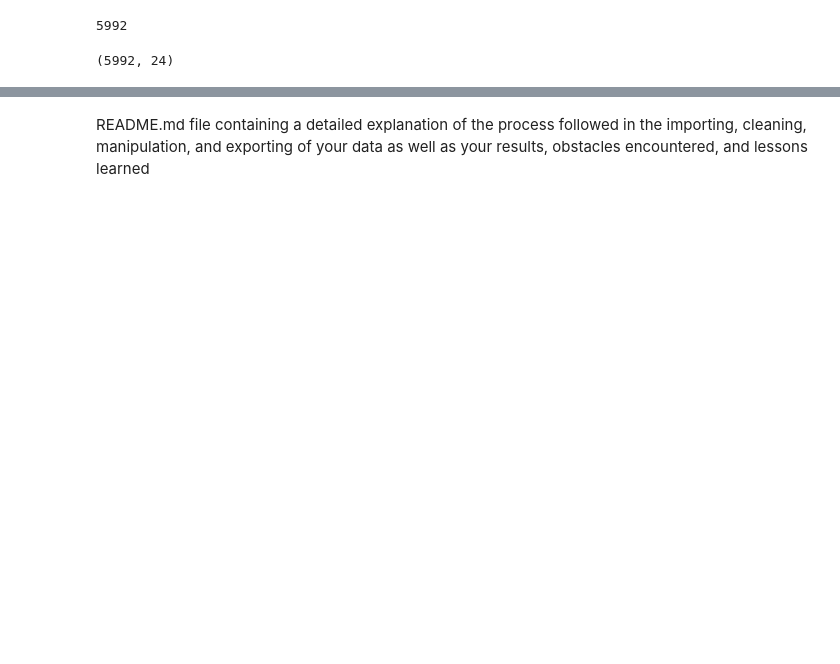
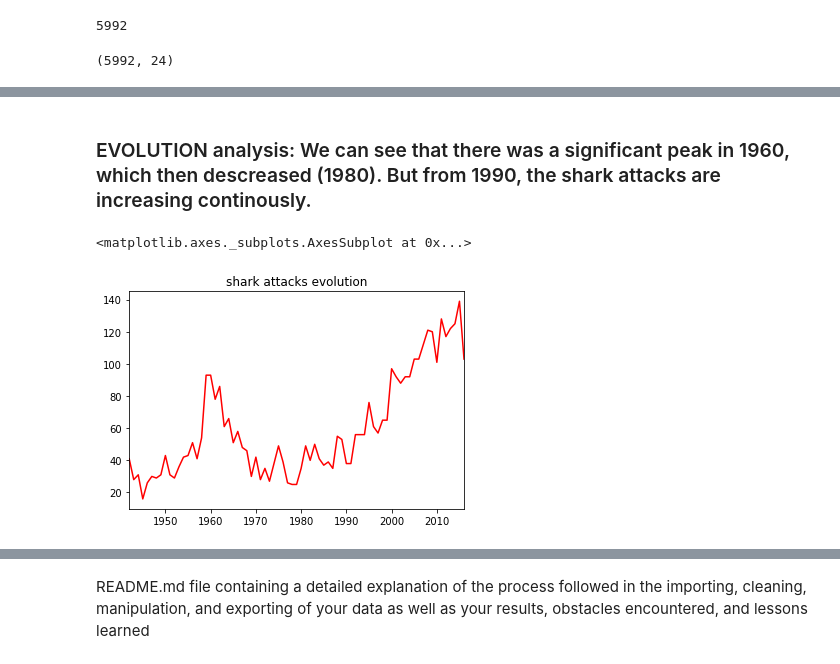
Before and after one commit to ironhack-datalabs/datamad0419, a Jupyter notebook: module-1/pandas-project/your-code/Pandas-project.ipynb, the cells around one changed output, grey strips where cells are left out. Drawn from its saved outputs; the diff is of its cells as text; code cells hidden in the pictures; blank space fills up the shorter version.

Commit message:
Shark attacks data wrangling and analysis done

```diff
--- a/module-1/pandas-project/your-code/Pandas-project.ipynb
+++ b/module-1/pandas-project/your-code/Pandas-project.ipynb
@@ -172,4 +58,0 @@ dtype: int64
-# %%
-#re-ordering the dataset to make more sense to data overview
-df = df[['Year', 'Date','Time', 'Country', 'Area','Location','Fatal (Y/N)','Species','Injury', 'Type','Activity', 'Sex', 'Age','Name']]
-df.head(10)
@@ -208,0 +193,3 @@ Name: Sex, dtype: int64
+# %%
+# Rename column with several words:
+df = df.rename(columns={'Fatal (Y/N)':'Death'})
@@ -208,0 +198,3 @@ Name: Sex, dtype: int64
+# %%
+df = df[['Year', 'Date','Time', 'Country', 'Area','Location','Death','Species','Injury', 'Type','Activity', 'Sex', 'Age','Name']]
+df.head(10)
@@ -208,0 +213,6 @@ Name: Sex, dtype: int64
+# %%
+#replace all NaN values to "UNKNOWN"
+df.fillna('UNKNOWN', inplace = True)
+null_cols = df.isnull().sum()
+#check
+print(null_cols[null_cols > 0])
@@ -208,0 +274,9 @@ Name: Sex, dtype: int64
+# %% [markdown]
+### EVOLUTION analysis: We can see that there was a significant peak in 1960, which then descreased (1980). But from 1990, the shark attacks are increasing continously.
+# %%
+# my first plot with Matplotlib
+evolution = df['Year'].value_counts().sort_index()
+evolution.plot(title="shark attacks evolution",color='red')
+# %% [output]
+<matplotlib.axes._subplots.AxesSubplot at 0x...>
+[figure, added]
```
Also changed, not shown: parts of 152 cells of this notebook, 1 other file.
